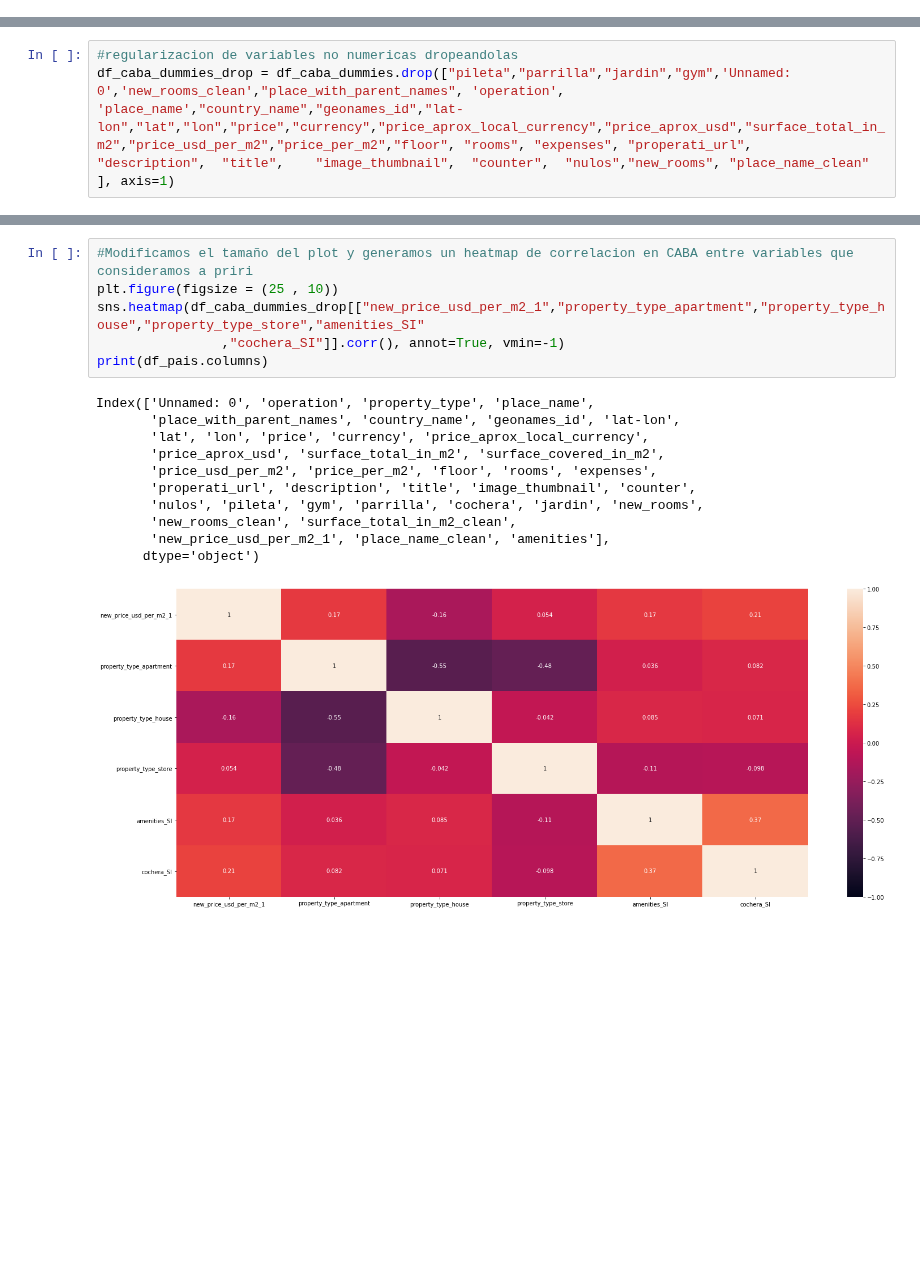
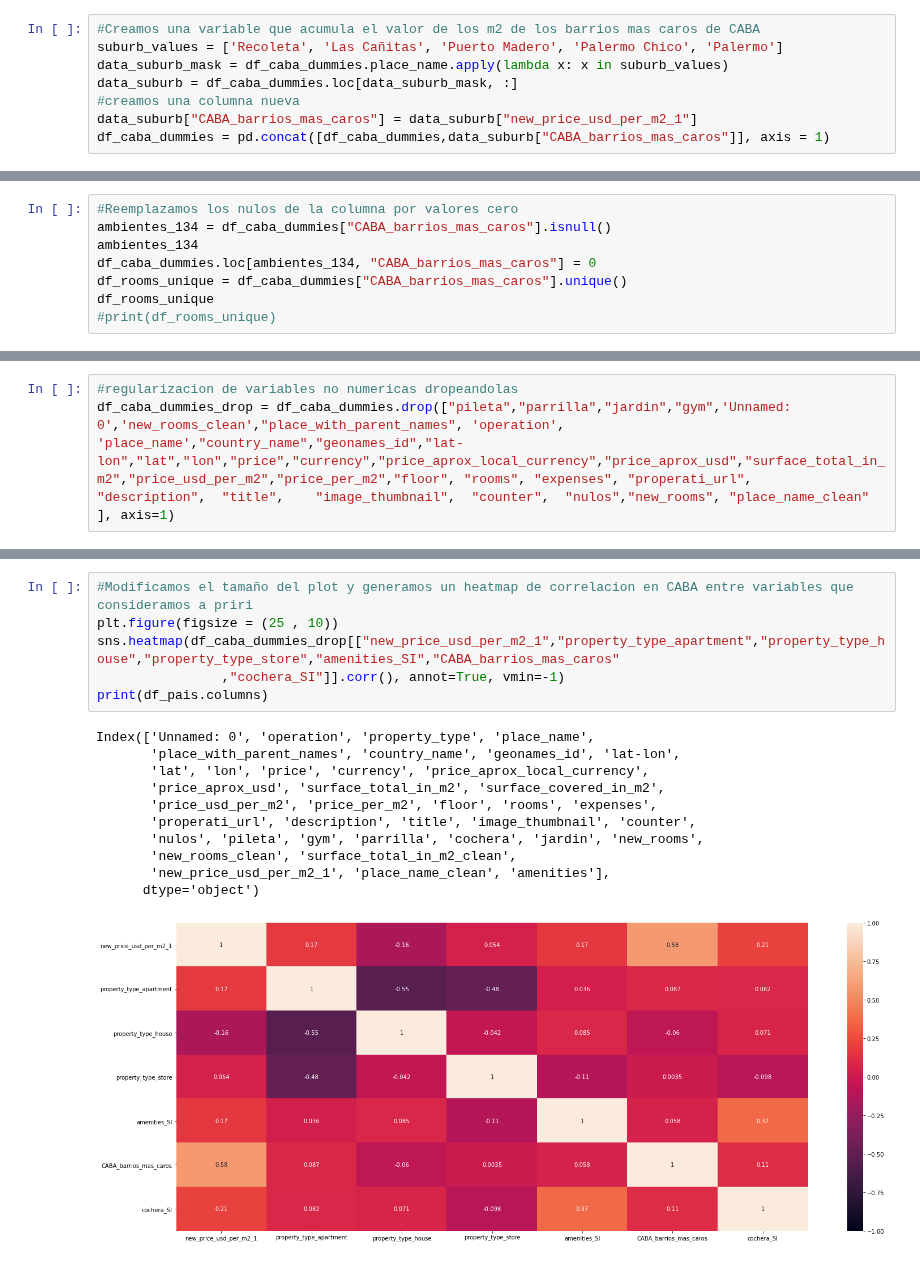
Before and after one commit to giustipatricio/grupo4-1120_ed_13, a Jupyter notebook: Entrega 2/Entrega 2.ipynb, the cells around one changed output, grey strips where cells are left out. Saved outputs shown, nothing was run; the diff lists cells and outputs as text; blank space fills up the shorter version.

Commit message:
r2 en caba 0,4

```diff
--- a/Entrega 2/Entrega 2.ipynb
+++ b/Entrega 2/Entrega 2.ipynb
@@ -145,3 +145,11 @@ df_caba_dummies
 | 92710 | 121217 | sell | Villa Urquiza | |Argentina|Capital Federal|Villa ... | Argentina | 3433775.0 | -34.5706388726,-58.4755963355 | -34.570639 | ... |
 | 92712 | 121219 | sell | Capital Federal | |Argentina|Capital Federal| | Argentina | 3433955.0 | NaN | NaN | ... |
 28416 rows × 40 columns
+# %%
+#Creamos una variable que acumula el valor de los m2 de los barrios mas caros de CABA
+suburb_values = ['Recoleta', 'Las Cañitas', 'Puerto Madero', 'Palermo Chico', 'Palermo']
+data_suburb_mask = df_caba_dummies.place_name.apply(lambda x: x in suburb_values)
+data_suburb = df_caba_dummies.loc[data_suburb_mask, :]
+#creamos una columna nueva
+data_suburb["CABA_barrios_mas_caros"] = data_suburb["new_price_usd_per_m2_1"]
+df_caba_dummies = pd.concat([df_caba_dummies,data_suburb["CABA_barrios_mas_caros"]], axis = 1)
@@ -147,0 +173,8 @@ df_caba_dummies
+# %%
+#Reemplazamos los nulos de la columna por valores cero
+ambientes_134 = df_caba_dummies["CABA_barrios_mas_caros"].isnull()
+ambientes_134
+df_caba_dummies.loc[ambientes_134, "CABA_barrios_mas_caros"] = 0
+df_rooms_unique = df_caba_dummies["CABA_barrios_mas_caros"].unique()
+df_rooms_unique
+#print(df_rooms_unique)
@@ -171,21 +207,21 @@ df_caba_dummies_drop
 # %%
 #Modificamos el tamaño del plot y generamos un heatmap de correlacion en CABA entre variables que consideramos a priri
 plt.figure(figsize = (25 , 10))
-sns.heatmap(df_caba_dummies_drop[["new_price_usd_per_m2_1","property_type_apartment","property_type_house","property_type_store","amenities_SI"
+sns.heatmap(df_caba_dummies_drop[["new_price_usd_per_m2_1","property_type_apartment","property_type_house","property_type_store","amenities_SI","CABA_barrios_mas_caros"
                 ,"cochera_SI"]].corr(), annot=True, vmin=-1)
 print(df_pais.columns)
 # %% [output]
 Index(['Unnamed: 0', 'operation', 'property_type', 'place_name',
        'place_with_parent_names', 'country_name', 'geonames_id', 'lat-lon',
        'lat', 'lon', 'price', 'currency', 'price_aprox_local_currency',
        'price_aprox_usd', 'surface_total_in_m2', 'surface_covered_in_m2',
        'price_usd_per_m2', 'price_per_m2', 'floor', 'rooms', 'expenses',
        'properati_url', 'description', 'title', 'image_thumbnail', 'counter',
        'nulos', 'pileta', 'gym', 'parrilla', 'cochera', 'jardin', 'new_rooms',
        'new_rooms_clean', 'surface_total_in_m2_clean',
        'new_price_usd_per_m2_1', 'place_name_clean', 'amenities'],
       dtype='object')
-[figure, old version]
+[figure, new version]
 # %%
 #copiamos el dataset para poder modificarlo
 df_caba_normal = df_caba_dummies_drop
```
Also changed, not shown: parts of 10 cells of this notebook.
